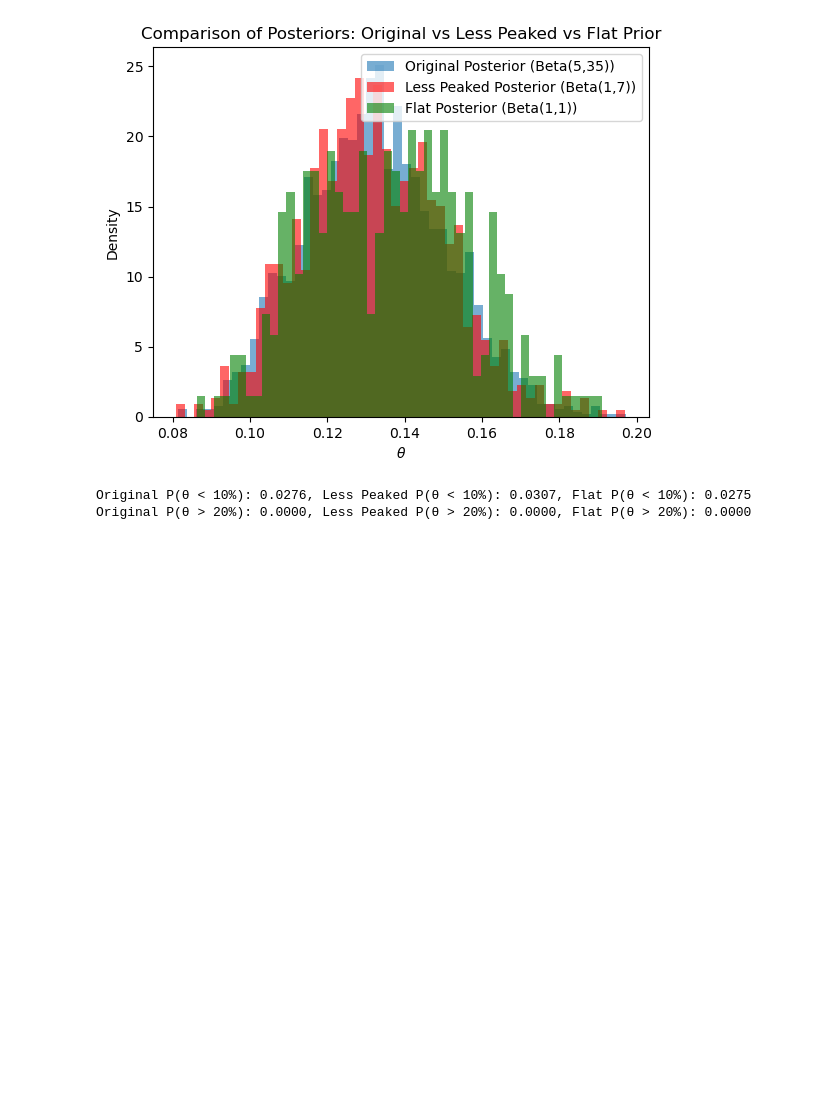
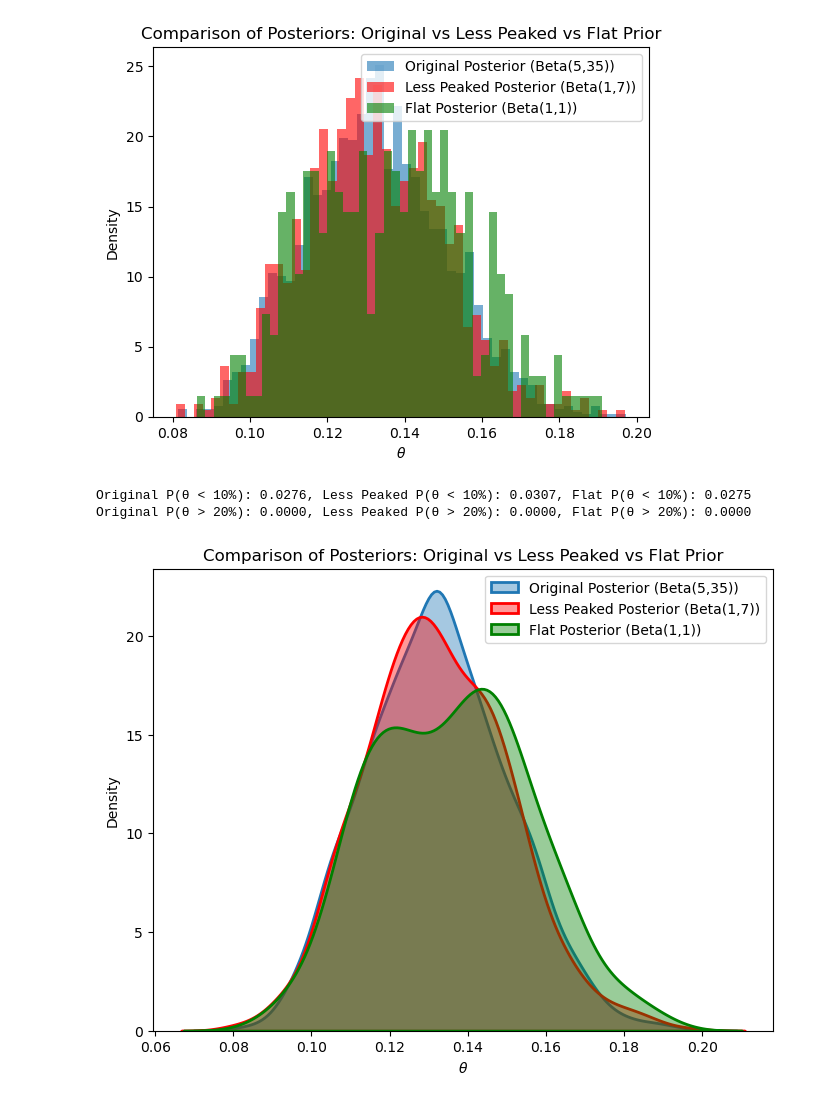
Before and after one commit to PeterKADam/ISLP_labs, a Jupyter notebook: w3.ipynb, the cells around one changed output. Saved outputs shown, nothing was run; the diff lists cells and outputs as text; code cells hidden in the pictures; blank space fills up the shorter version.

Commit message:
better plot for w3

```diff
--- a/w3.ipynb
+++ b/w3.ipynb
@@ -189,3 +189,18 @@ print(f"Original P(θ > 20%): {p_more_than_20:.4f}, Less Peaked P(θ > 20%): {p_
 [figure]
 Original P(θ < 10%): 0.0276, Less Peaked P(θ < 10%): 0.0307, Flat P(θ < 10%): 0.0275
 Original P(θ > 20%): 0.0000, Less Peaked P(θ > 20%): 0.0000, Flat P(θ > 20%): 0.0000
+# %%
+# Create a density plot with transparency adjustments
+plt.figure(figsize=(8, 6))
+
+sns.kdeplot(posterior_samples.astype(float), label="Original Posterior (Beta(5,35))", lw=2, fill=True, alpha=0.4)
+sns.kdeplot(posterior_samples_less_peaked.astype(float), label="Less Peaked Posterior (Beta(1,7))", lw=2, fill=True, alpha=0.4, color='red')
+sns.kdeplot(posterior_samples_flat.astype(float), label="Flat Posterior (Beta(1,1))", lw=2, fill=True, alpha=0.4, color='green')
+
+plt.xlabel(r"$\theta$")
+plt.ylabel("Density")
+plt.title("Comparison of Posteriors: Original vs Less Peaked vs Flat Prior")
+plt.legend()
+plt.show()
+# %% [output]
+[figure, added]
```
